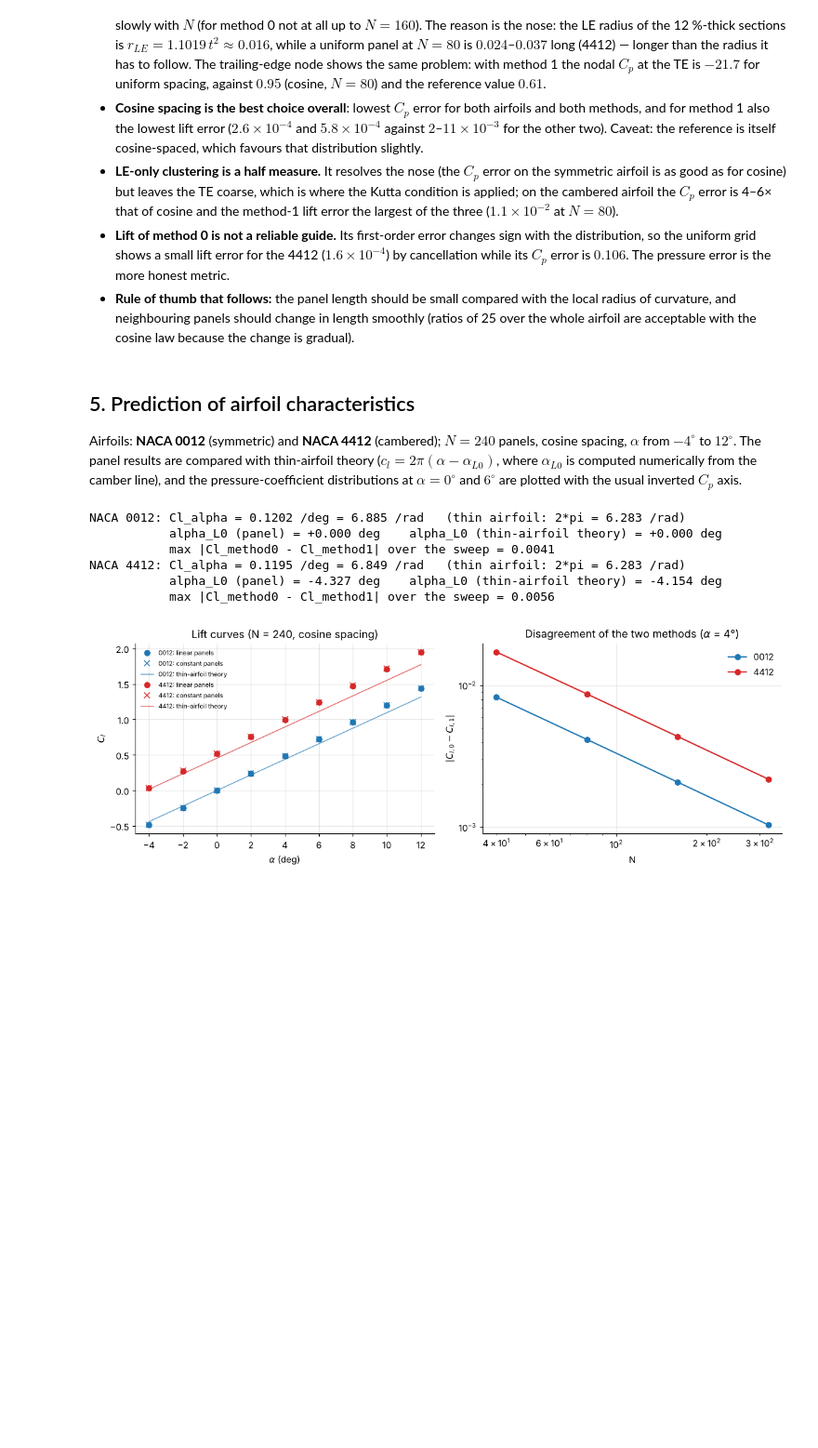
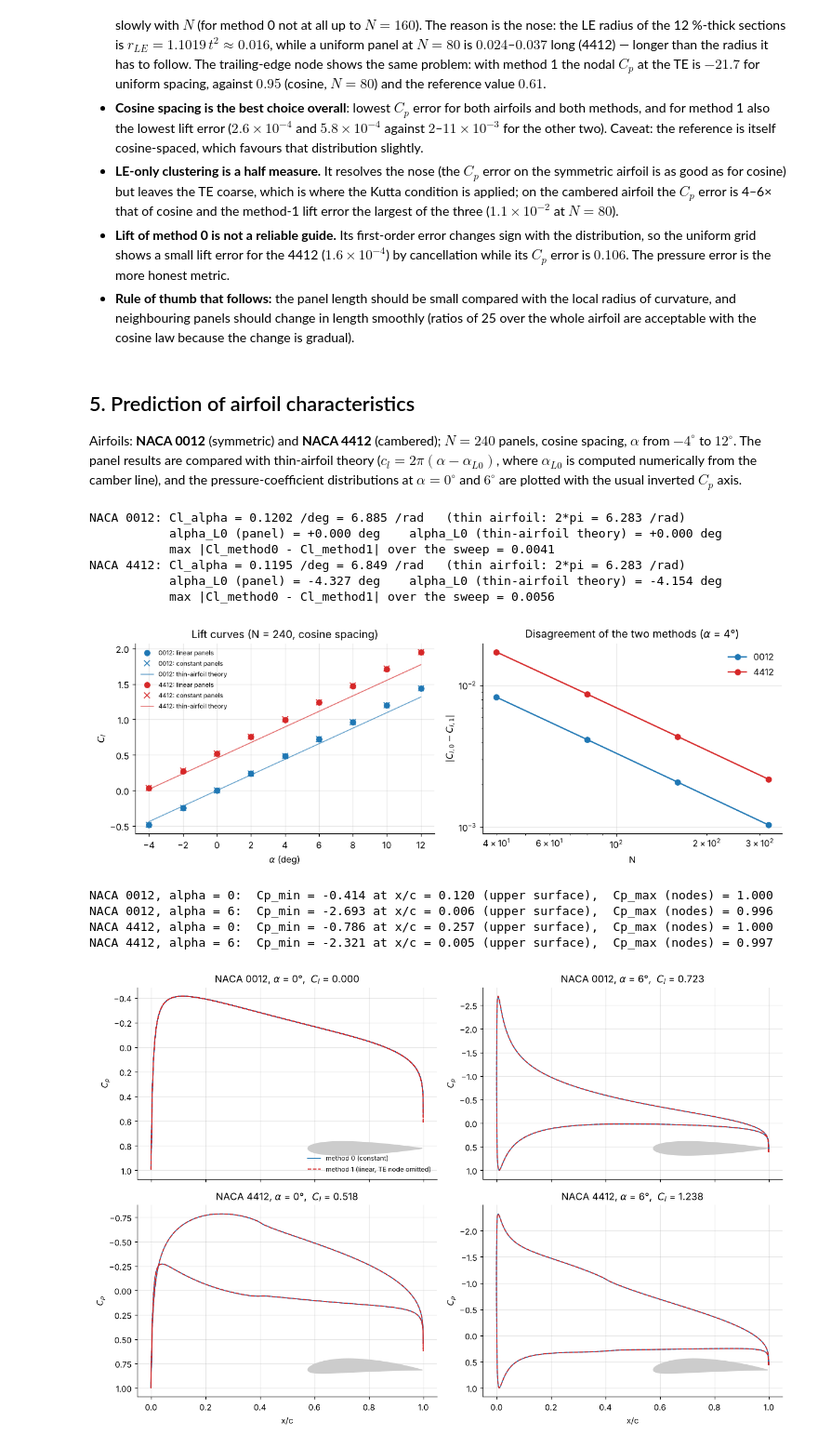
Before and after one commit to Bala-Surya-127/AE611_2026, a Jupyter notebook: SC26M009_VPM.ipynb, the cells around one changed output. Shown at 93% size. Saved outputs shown, nothing was run; the diff lists cells and outputs as text; code cells hidden in the pictures; blank space fills up the shorter version.

```diff
--- a/SC26M009_VPM.ipynb
+++ b/SC26M009_VPM.ipynb
@@ -177,12 +164,6 @@ def naca4_points(code, N, distribution="cosine"):
 ### 2.2 Influence of a panel on a control point (shared by both methods)
 # %%
 def _panel_frame_terms(xb, yb, xc, yc, S, theta):
-    """For every pair (i, j): the control point i seen in the frame of panel j.
-        xi, eta : coordinates (xi along panel j starting at its first node, eta along its normal)
-        dphi    : phi2 - phi1, the angle subtended by panel j at point i
-        L       : ln(r2 / r1)
-    The diagonal (i = j) is the limit of a point approaching the mid-point of the panel
-    from the OUTER side (eta -> 0+):  xi = S/2, eta = 0, dphi = pi, L = 0."""
     dx = xc[:, None] - xb[None, :-1]
     dy = yc[:, None] - yb[None, :-1]
     c, s = np.cos(theta)[None, :], np.sin(theta)[None, :]
@@ -197,9 +178,7 @@ def _panel_frame_terms(xb, yb, xc, yc, S, theta):
 
 
 def _to_panel_i(u_xi, u_eta, theta):
-    """Rotate velocity components given in the frame of panel j into the normal and
-    tangential directions of panel i.  Returns (normal, tangential) matrices."""
-    d = theta[None, :] - theta[:, None]                      # theta_j - theta_i
+    d = theta[None, :] - theta[:, None]
     normal = u_xi * np.sin(d) + u_eta * np.cos(d)
     tangent = u_xi * np.cos(d) - u_eta * np.sin(d)
     return normal, tangent
@@ -301,7 +261,6 @@ def vortex_panel_method_1(xb, yb, alpha_deg, V_inf=1.0, closed_body=False):
 ### 2.5 Post-processing and helpers
 # %%
 def forces_from_Cp(xb, yb, Cp, alpha_deg):
-    """Lift and drag coefficients by integrating the surface pressure (chord = 1)."""
     xc, yc, S, theta = panel_geometry(xb, yb)
     a = np.radians(alpha_deg)
     chord = xb.max() - xb.min()
@@ -316,8 +275,6 @@ def solve(code, N, alpha, method, distribution="cosine"):
 
 
 def upper_surface_Cp(res, x_eval, method):
-    """Cp interpolated on the upper surface at the chordwise stations x_eval.
-    Method 0: control points; method 1: boundary nodes (where gamma is the unknown)."""
     if method == 0:
         x, cp = res["xc"], res["Cp"]
     else:
@@ -327,7 +284,6 @@ def upper_surface_Cp(res, x_eval, method):
 
 
 def thin_airfoil_alpha_L0(code, n=2000):
-    """Zero-lift angle (deg) of a NACA 4-digit camber line from thin-airfoil theory."""
     m, p = int(code[0]) / 100, int(code[1]) / 10
     if m == 0:
         return 0.0
@@ -664,3 +617,33 @@ ax[1].legend()
 plt.tight_layout(); plt.show()
 # %% [output]
 [figure]
+# %%
+fig, axs = plt.subplots(2, 2, figsize=(12, 8), sharex=True)
+for row, code in enumerate(("0012", "4412")):
+    for col, a in enumerate((0.0, 6.0)):
+        r0, xb, yb = solve(code, N_pred, a, 0)
+        r1, _, _ = solve(code, N_pred, a, 1)
+        ax = axs[row, col]
+        ax.plot(r0["xc"], r0["Cp"], "-", lw=1.2, color="C0", label="method 0 (constant)")
+        ax.plot(r1["xb"][1:-1], r1["Cp_nodes"][1:-1], "--", lw=1.2, color="C3", label="method 1 (linear, TE node omitted)")
+        ax.invert_yaxis()
+        ax.set(title=f"NACA {code}, $\\alpha$ = {a:.0f}°,  $C_l$ = {r1['Cl']:.3f}", ylabel="$C_p$")
+        if row == 1: ax.set_xlabel("x/c")
+        # airfoil sketch inset
+        ins = ax.inset_axes([0.55, 0.05, 0.42, 0.22]); ins.fill(xb, yb, color="0.8"); ins.set_aspect("equal"); ins.axis("off")
+axs[0, 0].legend(loc="lower right", fontsize=8)
+plt.tight_layout(); plt.show()
+
+# stagnation point and suction peak
+for code in ("0012", "4412"):
+    for a in (0.0, 6.0):
+        r1, xb, yb = solve(code, N_pred, a, 1)
+        i_min = np.argmin(r1["Cp_nodes"])
+        print(f"NACA {code}, alpha = {a:.0f}:  Cp_min = {r1['Cp_nodes'][i_min]:.3f} at x/c = {xb[i_min]:.3f} "
+              f"({'upper' if i_min > len(xb)//2 else 'lower'} surface),  Cp_max (nodes) = {r1['Cp_nodes'].max():.3f}")
+# %% [output]
+NACA 0012, alpha = 0:  Cp_min = -0.414 at x/c = 0.120 (upper surface),  Cp_max (nodes) = 1.000
+NACA 0012, alpha = 6:  Cp_min = -2.693 at x/c = 0.006 (upper surface),  Cp_max (nodes) = 0.996
+NACA 4412, alpha = 0:  Cp_min = -0.786 at x/c = 0.257 (upper surface),  Cp_max (nodes) = 1.000
+NACA 4412, alpha = 6:  Cp_min = -2.321 at x/c = 0.005 (upper surface),  Cp_max (nodes) = 0.997
+[figure, added]
```
Also changed, not shown: parts of 10 cells of this notebook.
